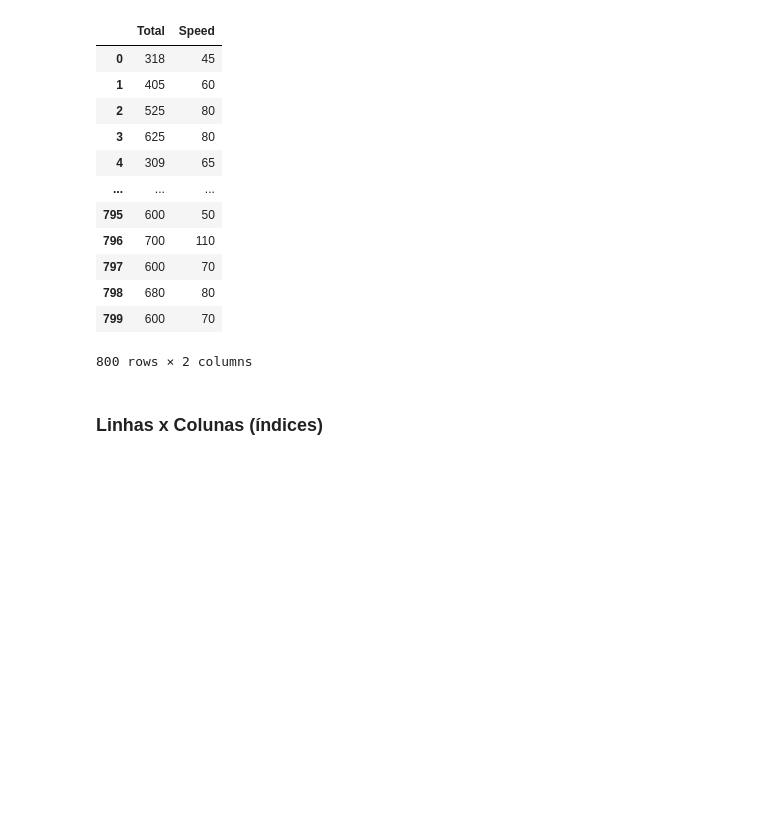
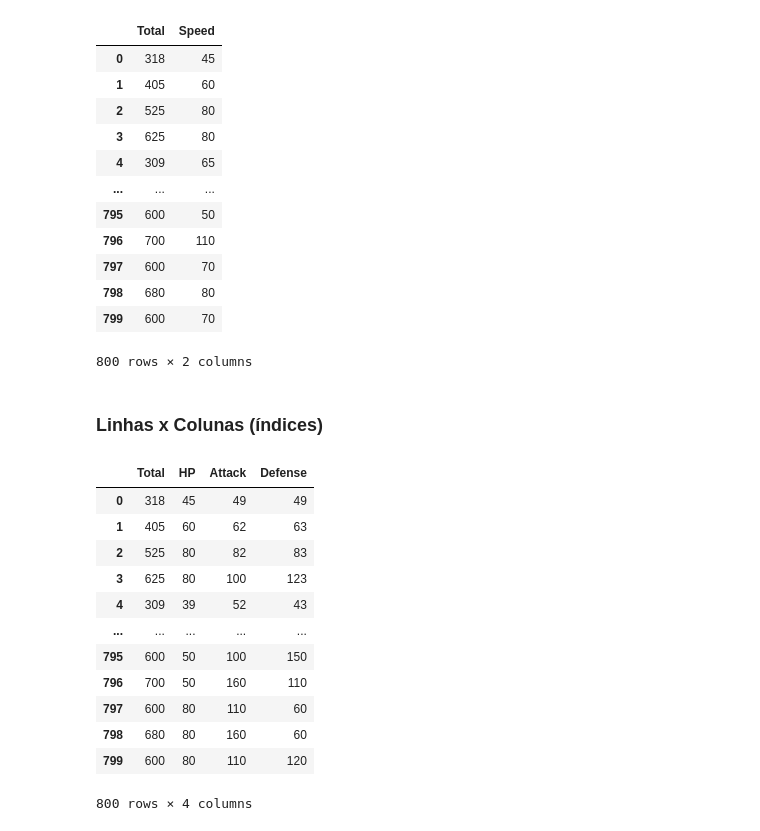
Before and after one commit to Thurcavalcante/AD_AulasIFRN, a Jupyter notebook: Pandas/pandas_03_dataset_slicing.ipynb, the cells around one changed output. Cells and saved outputs as stored; diff of their text form; code cells hidden in the pictures; blank space fills up the shorter version.

```diff
--- a/Pandas/pandas_03_dataset_slicing.ipynb
+++ b/Pandas/pandas_03_dataset_slicing.ipynb
@@ -31,7 +31,7 @@ dataframe_1.head()
 | 3 | 3 | VenusaurMega Venusaur | Grass | Poison | 625 | 80 | 100 | 123 | 122 | 120 | 80 | ... |
 | 4 | 4 | Charmander | Fire | NaN | 309 | 39 | 52 | 43 | 60 | 50 | 65 | ... |
 # %%
-dataframe_2 = pd.read_table('Pokemon.csv', sep=',')
+dataframe_2 = pd.read_table('../Pokemon.csv', sep=',')
 dataframe_2
 # %% [output]
 |  | # | Name | Type 1 | Type 2 | Total | HP | Attack | Defense | Sp. Atk | Sp. Def | Speed | ... |
@@ -155,3 +155,19 @@ dataframe_2.loc[:,['Total','Speed']]
 800 rows × 2 columns
 # %% [markdown]
 ### Linhas x Colunas (índices)
+# %%
+dataframe_2.iloc[:,4:8]
+# %% [output]
+|  | Total | HP | Attack | Defense |
+| 0 | 318 | 45 | 49 | 49 |
+| 1 | 405 | 60 | 62 | 63 |
+| 2 | 525 | 80 | 82 | 83 |
+| 3 | 625 | 80 | 100 | 123 |
+| 4 | 309 | 39 | 52 | 43 |
+| ... | ... | ... | ... | ... |
+| 795 | 600 | 50 | 100 | 150 |
+| 796 | 700 | 50 | 160 | 110 |
+| 797 | 600 | 80 | 110 | 60 |
+| 798 | 680 | 80 | 160 | 60 |
+| 799 | 600 | 80 | 110 | 120 |
+800 rows × 4 columns
```
Also changed, not shown: 1 other file.
